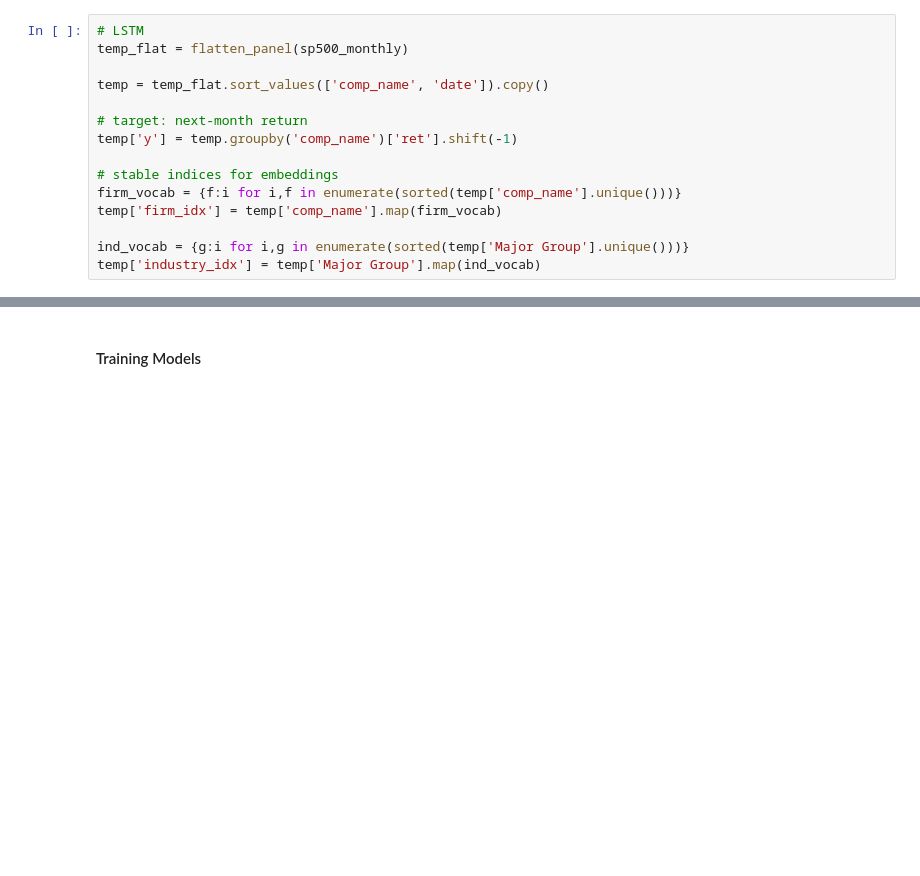
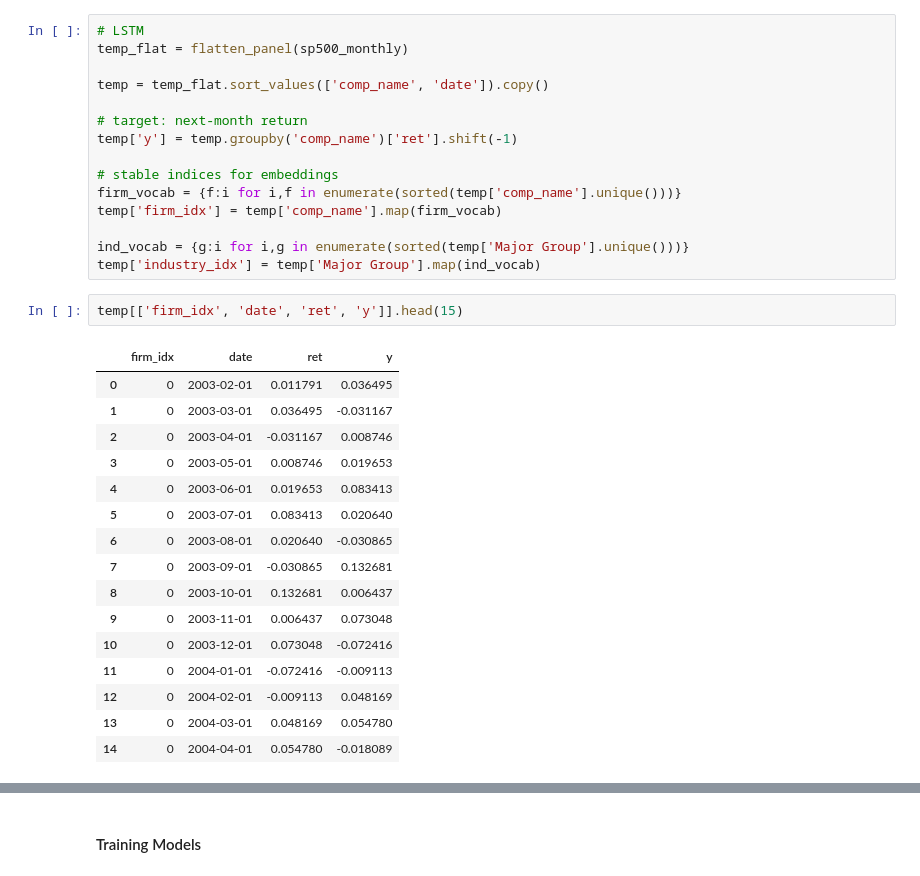
Before and after one commit to nilsberzins/SDF-Research, a Jupyter notebook: SDF-AP Data Current.ipynb, the cells around one changed output, grey strips where cells are left out. Cells and saved outputs as stored; diff of their text form; blank space fills up the shorter version.

```diff
--- a/SDF-AP Data Current.ipynb
+++ b/SDF-AP Data Current.ipynb
@@ -591,6 +591,25 @@ temp['firm_idx'] = temp['comp_name'].map(firm_vocab)
 
 ind_vocab = {g:i for i,g in enumerate(sorted(temp['Major Group'].unique()))}
 temp['industry_idx'] = temp['Major Group'].map(ind_vocab)
+# %%
+temp[['firm_idx', 'date', 'ret', 'y']].head(15)
+# %% [output]
+|  | firm_idx | date | ret | y |
+| 0 | 0 | 2003-02-01 | 0.011791 | 0.036495 |
+| 1 | 0 | 2003-03-01 | 0.036495 | -0.031167 |
+| 2 | 0 | 2003-04-01 | -0.031167 | 0.008746 |
+| 3 | 0 | 2003-05-01 | 0.008746 | 0.019653 |
+| 4 | 0 | 2003-06-01 | 0.019653 | 0.083413 |
+| 5 | 0 | 2003-07-01 | 0.083413 | 0.020640 |
+| 6 | 0 | 2003-08-01 | 0.020640 | -0.030865 |
+| 7 | 0 | 2003-09-01 | -0.030865 | 0.132681 |
+| 8 | 0 | 2003-10-01 | 0.132681 | 0.006437 |
+| 9 | 0 | 2003-11-01 | 0.006437 | 0.073048 |
+| 10 | 0 | 2003-12-01 | 0.073048 | -0.072416 |
+| 11 | 0 | 2004-01-01 | -0.072416 | -0.009113 |
+| 12 | 0 | 2004-02-01 | -0.009113 | 0.048169 |
+| 13 | 0 | 2004-03-01 | 0.048169 | 0.054780 |
+| 14 | 0 | 2004-04-01 | 0.054780 | -0.018089 |
 # %%
 #------------------------
 # 1) CONFIG
```
Also changed, not shown: parts of 3 cells of this notebook.
